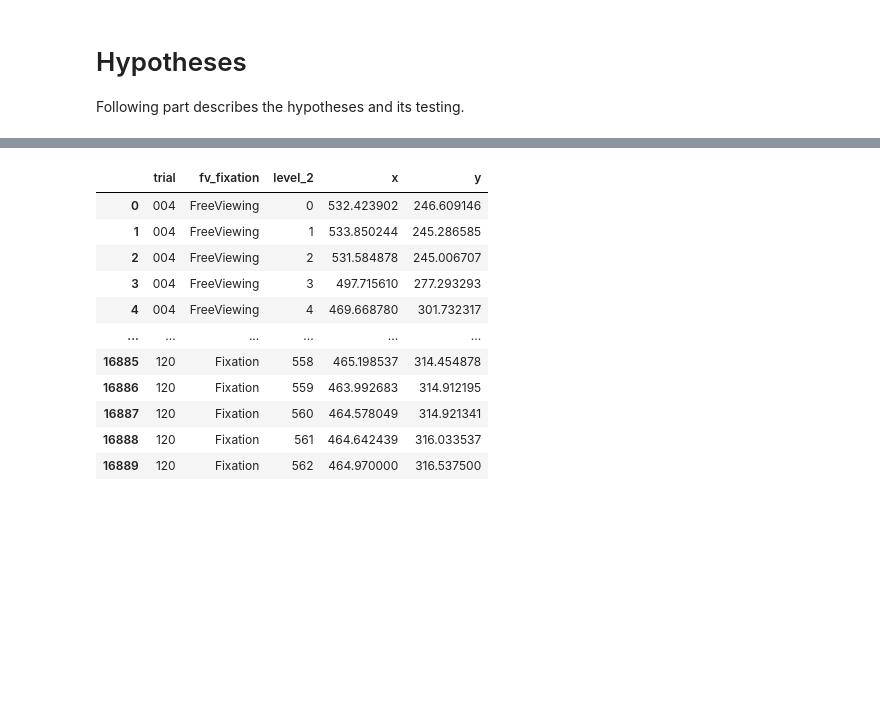
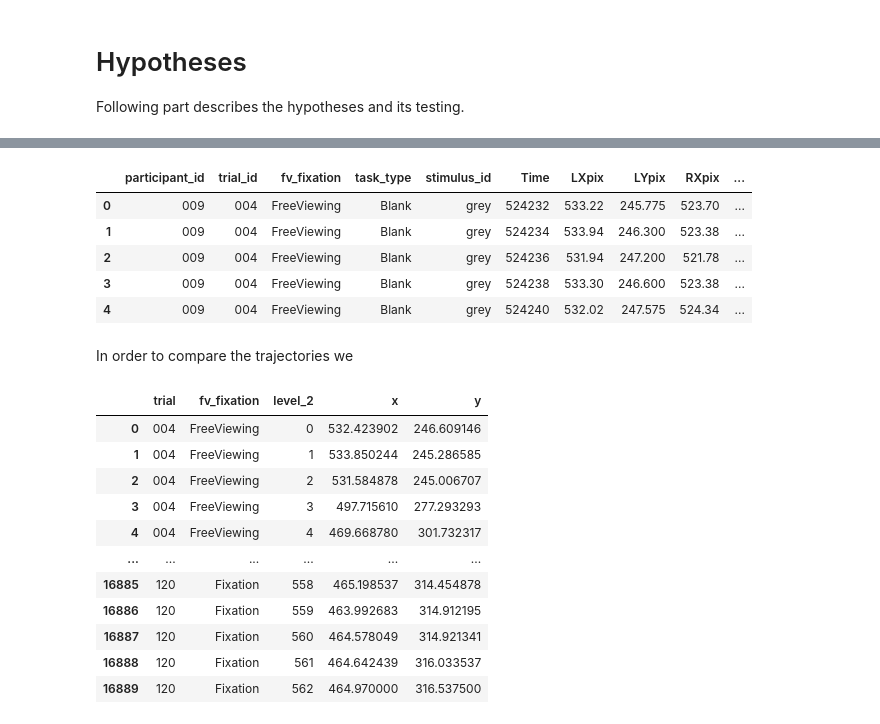
Before and after one commit to dbeinhauer/etra_challenge, a Jupyter notebook: etra_challenge_report.ipynb, the cells around one changed output, grey strips where cells are left out. Saved outputs shown, nothing was run; the diff lists cells and outputs as text; code cells hidden in the pictures; blank space fills up the shorter version.

```diff
--- a/etra_challenge_report.ipynb
+++ b/etra_challenge_report.ipynb
@@ -139,0 +147,9 @@ This is the reason why we decided to change to hypothesis to the one described a
+# %%
+hyp1_var.head()
+# %% [output]
+|  | participant_id | trial_id | fv_fixation | task_type | stimulus_id | Time | LXpix | LYpix | RXpix | ... |
+| 0 | 009 | 004 | FreeViewing | Blank | grey | 524232 | 533.22 | 245.775 | 523.70 | ... |
+| 1 | 009 | 004 | FreeViewing | Blank | grey | 524234 | 533.94 | 246.300 | 523.38 | ... |
+| 2 | 009 | 004 | FreeViewing | Blank | grey | 524236 | 531.94 | 247.200 | 521.78 | ... |
+| 3 | 009 | 004 | FreeViewing | Blank | grey | 524238 | 533.30 | 246.600 | 523.38 | ... |
+| 4 | 009 | 004 | FreeViewing | Blank | grey | 524240 | 532.02 | 247.575 | 524.34 | ... |
@@ -140,3 +184,5 @@ This is the reason why we decided to change to hypothesis to the one described a
+# %% [markdown]
+In order to compare the trajectories we
 # %%
 def create_interval_means(
         data : pd.DataFrame,
```
Also changed, not shown: parts of 14 cells of this notebook.
